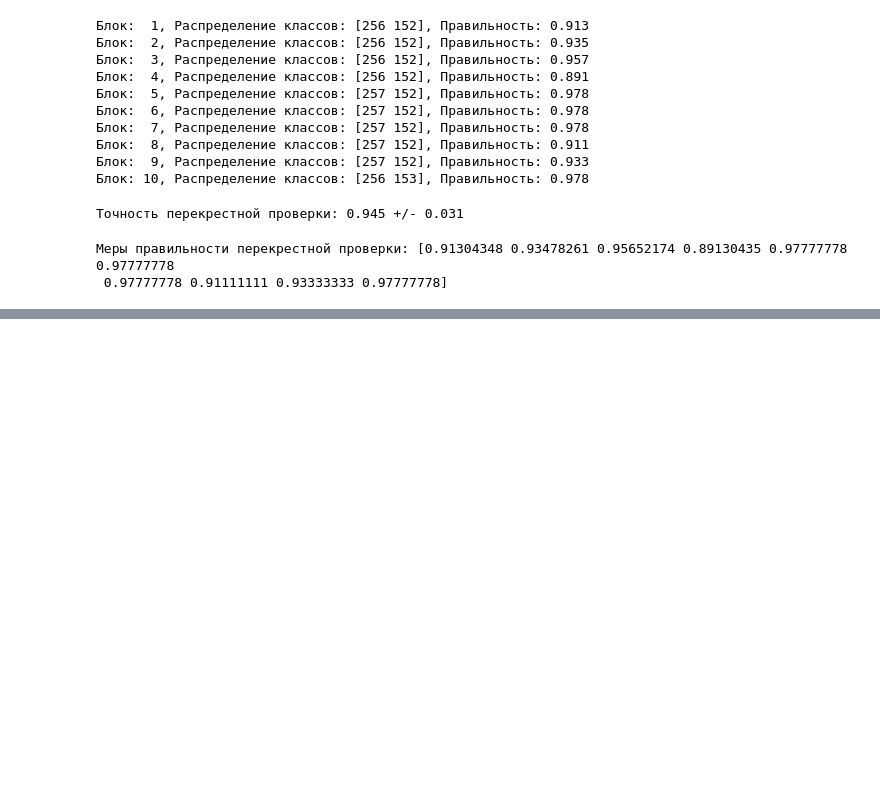
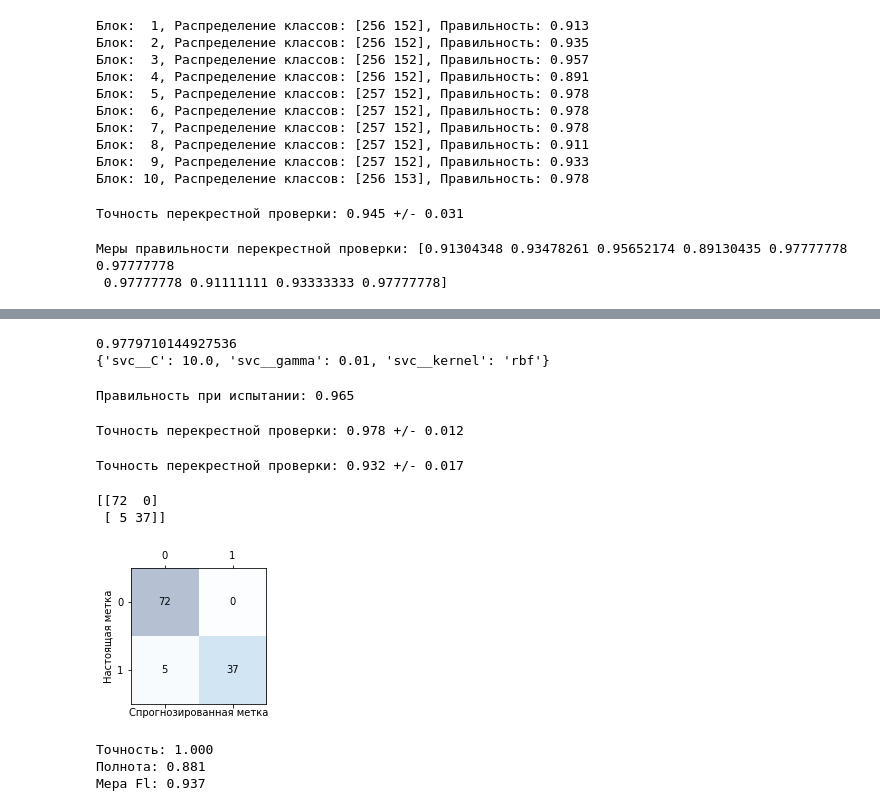
Before and after one commit to maxcool73/pml, a Jupyter notebook: assessment/assessment.ipynb, the cells around one changed output, grey strips where cells are left out. Saved outputs shown, nothing was run; the diff lists cells and outputs as text; code cells hidden in the pictures; blank space fills up the shorter version.

```diff
--- a/assessment/assessment.ipynb
+++ b/assessment/assessment.ipynb
@@ -68,0 +132,71 @@ print('Меры правильности перекрестной проверк
+# %%
+from sklearn.model_selection import GridSearchCV
+from sklearn.svm import SVC
+
+pipe_svc = make_pipeline(StandardScaler(), SVC(random_state=1))
+param_range = [0.0001, 0.001, 0.01, 0.1, 1.0, 10.0, 100.0, 1000.0]
+param_grid = [{'svc__C': param_range, 'svc__kernel': ['linear']},
+              {'svc__C': param_range, 'svc__gamma': param_range, 'svc__kernel': ['rbf']}]
+gs = GridSearchCV(estimator=pipe_svc, param_grid=param_grid, scoring='accuracy', cv=10, refit=True, n_jobs=-1)
+gs = gs.fit(X_train, y_train)
+print(gs.best_score_)
+print(gs.best_params_)
+# %% [output]
+0.9779710144927536
+{'svc__C': 10.0, 'svc__gamma': 0.01, 'svc__kernel': 'rbf'}
+# %%
+clf = gs.best_estimator_
+clf.fit(X_train, y_train)
+print('Правильность при испытании: %.3f' % clf.score(X_test, y_test))
+# %% [output]
+Правильность при испытании: 0.965
+# %%
+gs = GridSearchCV(estimator=pipe_svc, param_grid=param_grid, scoring='accuracy', cv=2)
+scores = cross_val_score(gs, X_train, y_train, scoring='accuracy', cv=5)
+print('Точность перекрестной проверки: %.3f +/- %.3f' % (np.mean(scores), np.std(scores)))
+# %% [output]
+Точность перекрестной проверки: 0.978 +/- 0.012
+# %%
+from sklearn.tree import DecisionTreeClassifier
+
+gs = GridSearchCV(estimator=DecisionTreeClassifier(random_state=0),
+                  param_grid=[{'max_depth': [1, 2, 3,
+                                             4, 5, 6,
+                                             7, None]}],
+                  scoring='accuracy', cv=2)
+scores = cross_val_score(gs, X_train, y_train, scoring='accuracy', cv=5)
+print('Точность перекрестной проверки: %.3f +/- %.3f' % (np.mean(scores), np.std(scores)))
+# %% [output]
+Точность перекрестной проверки: 0.932 +/- 0.017
+# %%
+from sklearn.metrics import confusion_matrix
+
+pipe_svc.fit(X_train, y_train)
+y_pred = pipe_svc.predict(X_test)
+confmat = confusion_matrix(y_true=y_test, y_pred=y_pred)
+print(confmat)
+# %% [output]
+[[72  0]
+ [ 5 37]]
+# %%
+fig, ax = plt.subplots(figsize=(2.5, 2.5))
+ax.matshow(confmat, cmap=plt.cm.Blues, alpha=0.3)
+for i in range(confmat.shape[0]):
+    for j in range(confmat.shape[1]):
+        ax.text(x=j, y=i, s=confmat[i, j], va='center', ha='center')
+plt.xlabel('Спрогнозированная метка')
+plt.ylabel('Настоящая метка')
+plt.show()
+# %% [output]
+[figure, added]
+# %%
+from sklearn.metrics import precision_score
+from sklearn.metrics import recall_score, f1_score
+
+print('Точность: %.3f' % precision_score(y_true=y_test, y_pred=y_pred))
+print('Полнота: %.3f' % recall_score(y_true=y_test, y_pred=y_pred))
+print('Mepa Fl: %.3f' % f1_score(y_true=y_test, y_pred=y_pred))
+# %% [output]
+Точность: 1.000
+Полнота: 0.881
+Mepa Fl: 0.937
```
Also changed, not shown: parts of 6 cells of this notebook.
